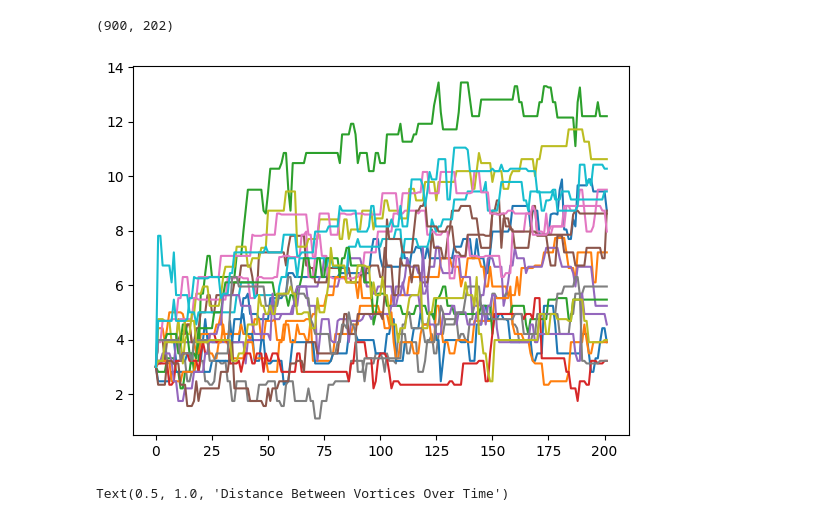
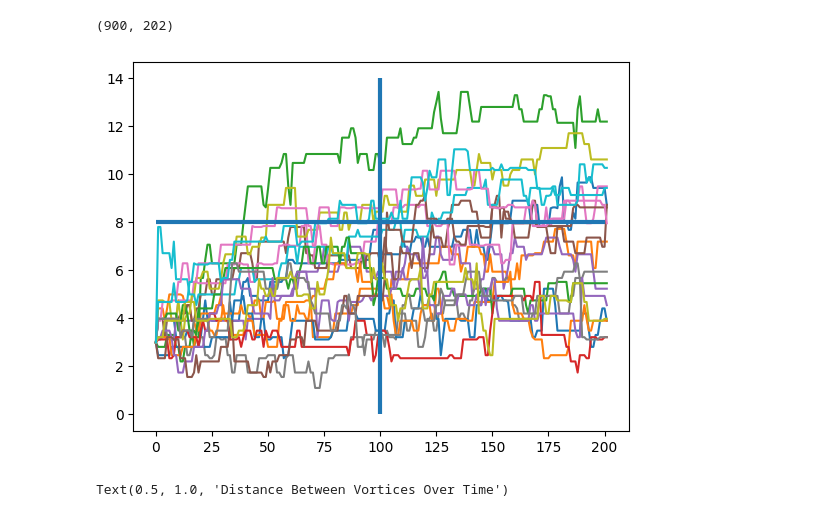
Before and after one commit to easuit24/BECs2, a Jupyter notebook: vortextemperatureanalysis copy.ipynb, the cells around one changed output. Drawn from its saved outputs; the diff is of its cells as text; code cells hidden in the pictures.

```diff
--- a/vortextemperatureanalysis copy.ipynb
+++ b/vortextemperatureanalysis copy.ipynb
@@ -97,9 +97,11 @@ np.savetxt('alltraj_S900_s50000.csv', c_3.all_distance_trajectories[:,0])
 # %%
 for i in range(len(c_3.all_distance_trajectories[0:20])):
     plt.plot(c_3.all_distance_trajectories[i][0])
+plt.hlines(8, 0, 200, linewidth = 3)
+plt.vlines(100, 0, 14, linewidth = 3)
 plt.show()
 # %% [output]
-[figure, old version]
+[figure, new version]
 # %%
 plt.figure()
 for i in range(len(c_3.distances)):
```
Also changed, not shown: parts of 1 cell of this notebook, 2 other files.
